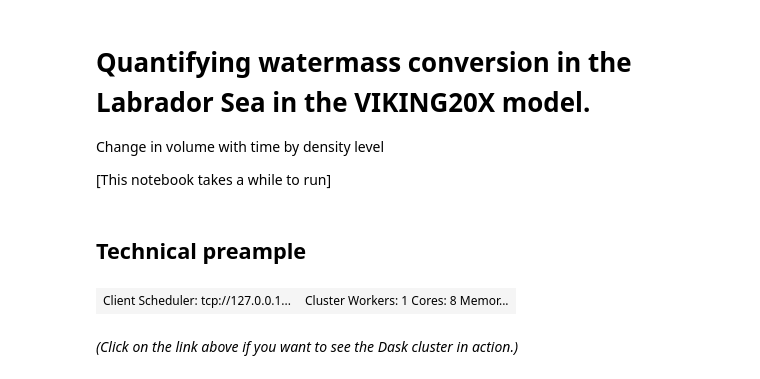
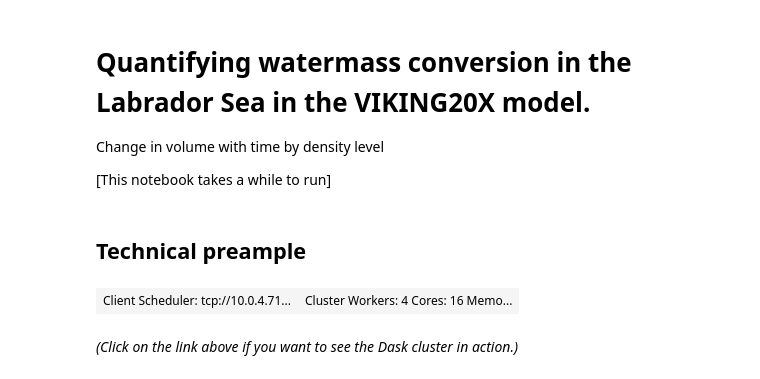
Before and after one commit to alanfox/spg_fresh_blob_202104, a Jupyter notebook: notebooks/exploratory/208_afox_volume_budget_sigma_lab_sea.ipynb, the cells around one changed output. Cells and saved outputs as stored; diff of their text form; code cells hidden in the pictures.

```diff
--- a/notebooks/exploratory/208_afox_volume_budget_sigma_lab_sea.ipynb
+++ b/notebooks/exploratory/208_afox_volume_budget_sigma_lab_sea.ipynb
@@ -45,10 +45,10 @@ sns.set_palette("colorblind")
 # %%
 from dask.distributed import Client
 # %%
-client = Client(n_workers=1, threads_per_worker=8, memory_limit=48e9)
+client = Client(n_workers=4, threads_per_worker=4, memory_limit=48e9, ip="0.0.0.0")
 client
 # %% [output]
-| Client Scheduler: tcp://127.0.0.1... | Cluster Workers: 1 Cores: 8 Memor... |
+| Client Scheduler: tcp://10.0.4.71... | Cluster Workers: 4 Cores: 16 Memo... |
 # %% [markdown]
 _(Click on the link above if you want to see the Dask cluster in action.)_
 # %% [markdown]
```
Also changed, not shown: parts of 9 cells of this notebook, 7 other files.
